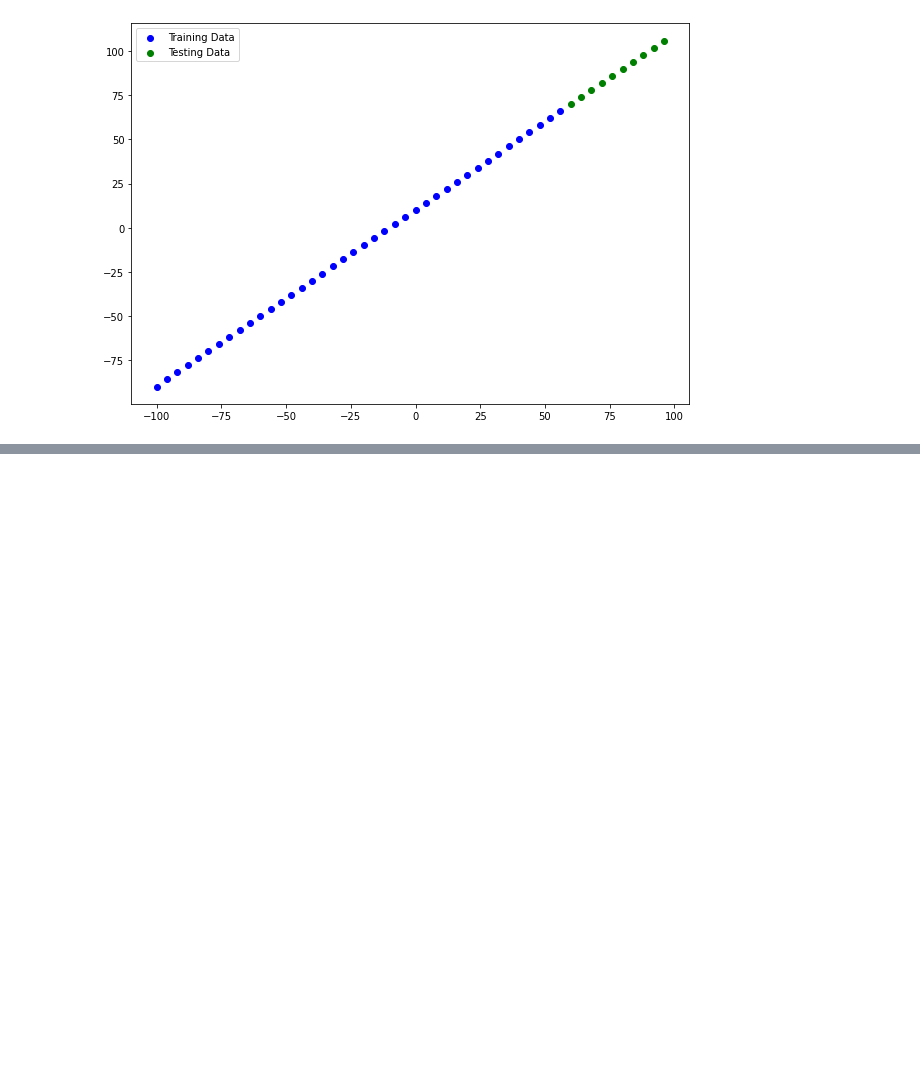
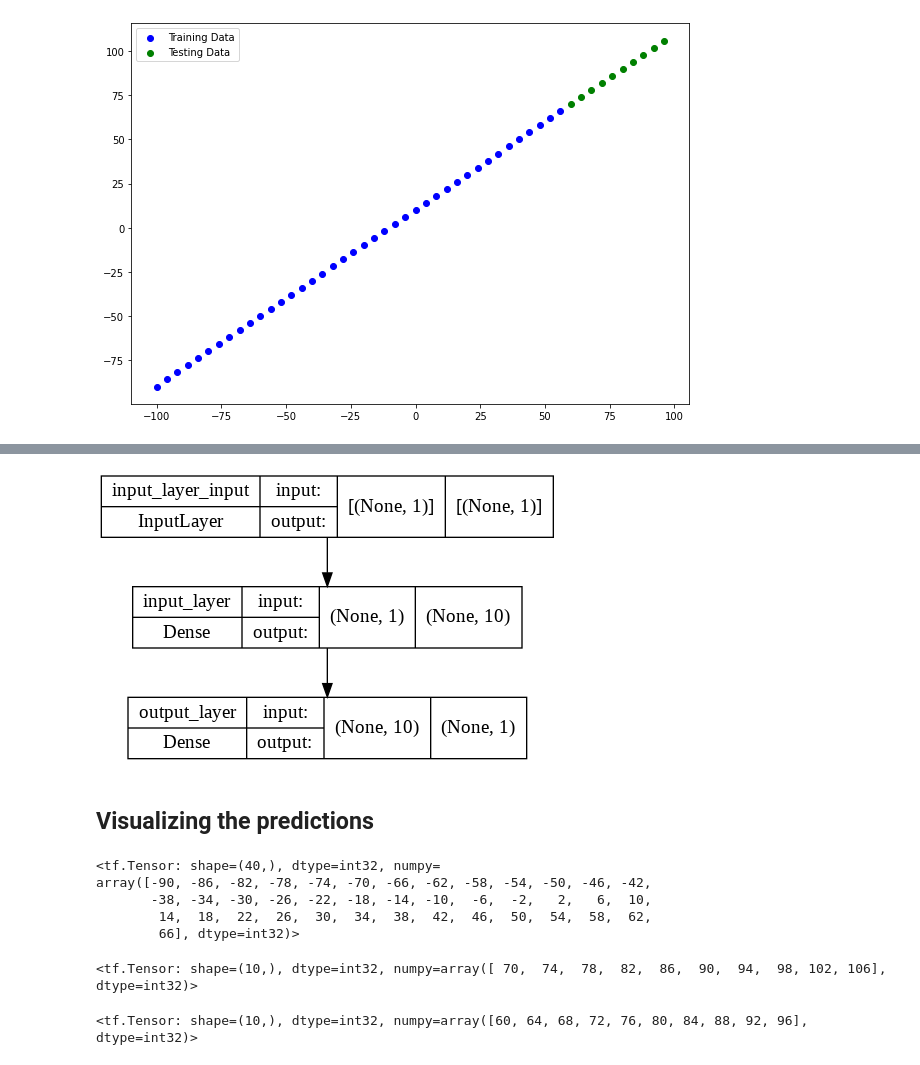
Before and after one commit to ShyamSundhar1411/My-ML-Notebooks, a Jupyter notebook: Regressions/Neural_Network_Regression.ipynb, the cells around one changed output, grey strips where cells are left out. Cells and saved outputs as stored; diff of their text form; code cells hidden in the pictures; blank space fills up the shorter version.

Commit message:
Evaluation Metrics

```diff
--- a/Regressions/Neural_Network_Regression.ipynb
+++ b/Regressions/Neural_Network_Regression.ipynb
@@ -228,0 +234,9 @@ plt.legend()
+# %%
+model = tf.keras.Sequential([
+    tf.keras.layers.Dense(10,input_shape=[1],name = "input_layer"),
+
+    tf.keras.layers.Dense(1,name = "output_layer")
+])
+model.compile(loss = tf.keras.losses.mae, optimizer = tf.keras.optimizers.Adam(lr = 0.0001),metrics = ['mae'])
+# %%
+model.fit(X_train,y_train,epochs = 100)
@@ -228,0 +262,25 @@ plt.legend()
+# %%
+from tensorflow.keras.utils import plot_model
+plot_model(model,show_shapes = True)
+# %% [output]
+[figure, added]
+# %% [markdown]
+## Visualizing the predictions
+# %%
+
+X_train
+y_train
+# %% [output]
+<tf.Tensor: shape=(40,), dtype=int32, numpy=
+array([-90, -86, -82, -78, -74, -70, -66, -62, -58, -54, -50, -46, -42,
+       -38, -34, -30, -26, -22, -18, -14, -10,  -6,  -2,   2,   6,  10,
+        14,  18,  22,  26,  30,  34,  38,  42,  46,  50,  54,  58,  62,
+        66], dtype=int32)>
+# %%
+y_test
+# %% [output]
+<tf.Tensor: shape=(10,), dtype=int32, numpy=array([ 70,  74,  78,  82,  86,  90,  94,  98, 102, 106], dtype=int32)>
+# %%
+X_test
+# %% [output]
+<tf.Tensor: shape=(10,), dtype=int32, numpy=array([60, 64, 68, 72, 76, 80, 84, 88, 92, 96], dtype=int32)>
```
Also changed, not shown: parts of 19 cells of this notebook.
